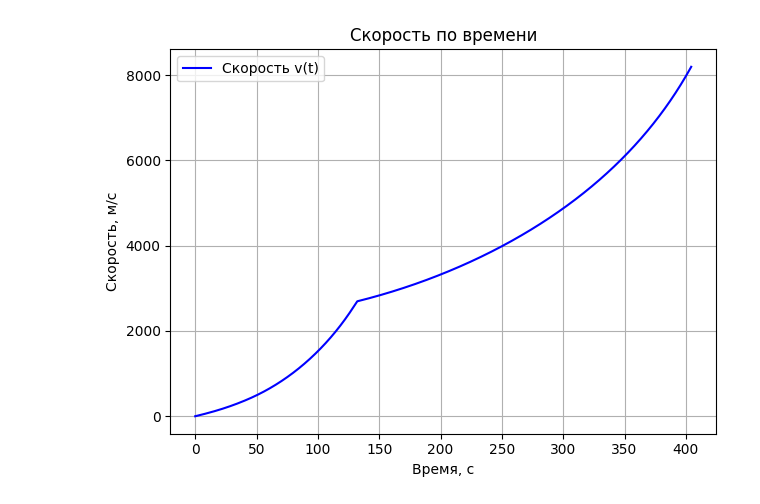
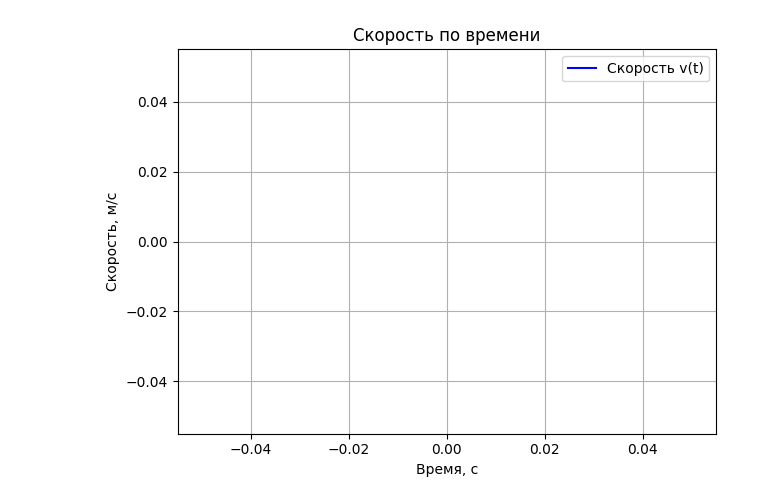
Before and after one commit to VladimirSmetana/UniFlight, a Jupyter notebook: ballistics_plots.ipynb, the cells around one changed output. Saved outputs shown, nothing was run; the diff lists cells and outputs as text; code cells hidden in the pictures.

```diff
--- a/ballistics_plots.ipynb
+++ b/ballistics_plots.ipynb
@@ -42,14 +7,14 @@ ballistics.output()
 # %%
-plt.plot(sol.t, sol.y[2], label='Скорость v(t)', color='blue')
+plt.plot(ballistics.time_list, ballistics.vel_list, label='Скорость v(t)', color='blue')
 plt.xlabel('Время, с')
 plt.ylabel('Скорость, м/с')
 plt.title('Скорость по времени')
 plt.legend()
 plt.grid(True)
 plt.tight_layout()
 plt.show()
 # %% [output]
-[figure, old version]
+[figure, new version]
 # %%
 plt.plot(ballistics.time_list, ballistics.attack_list, label='Угол атаки α(t)', color='red')
 plt.xlabel('Время, с')
```
Also changed, not shown: parts of 5 cells of this notebook, 10 other files.
